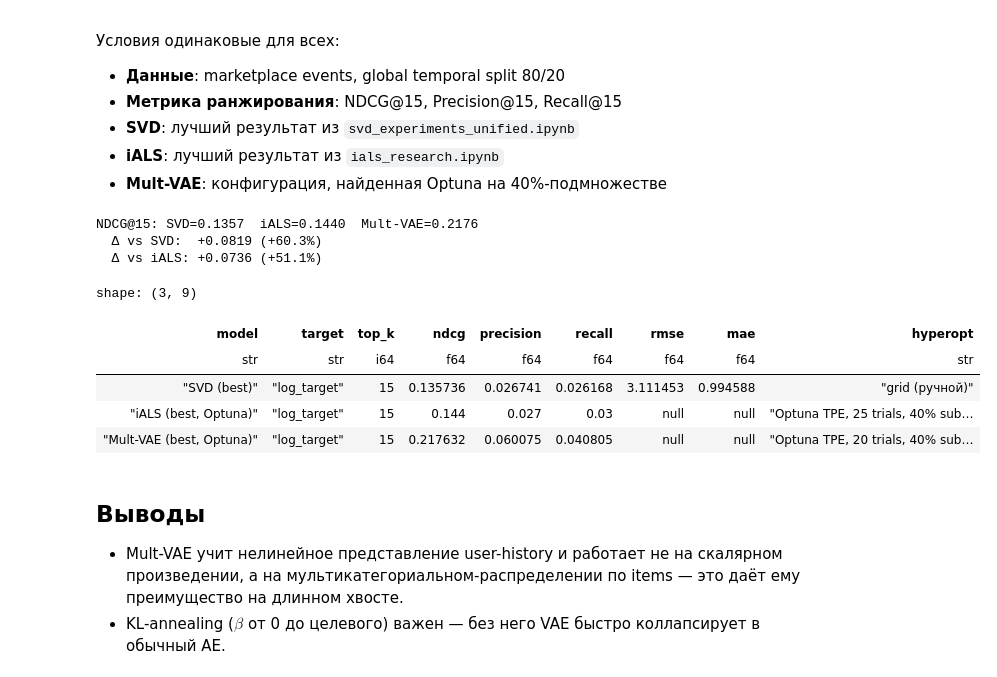
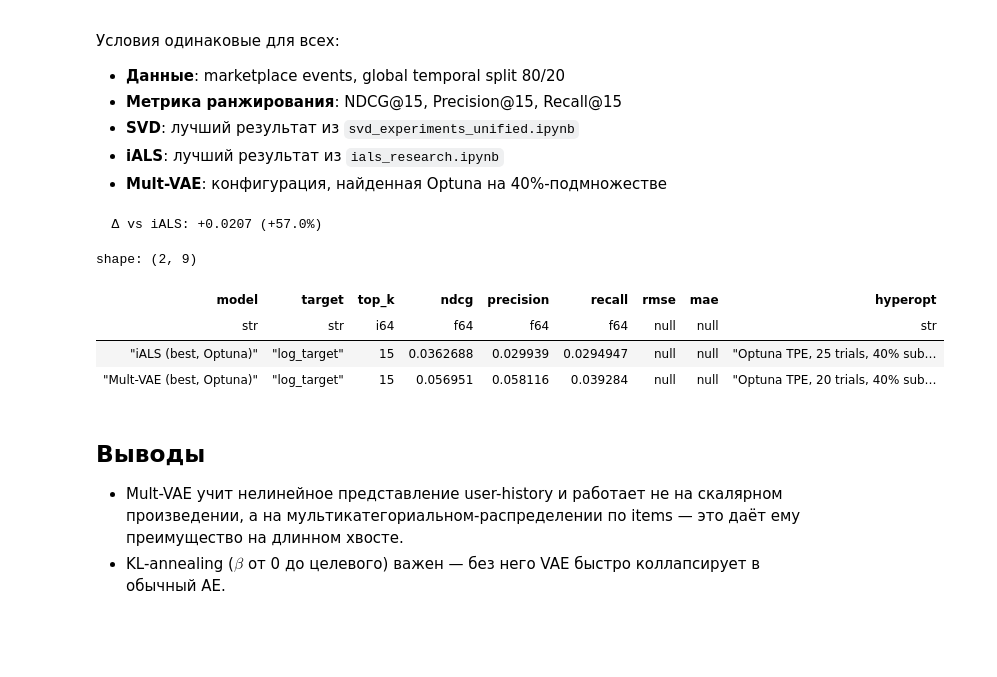
Before and after one commit to TheFckReal/dreamteam-recsys, a Jupyter notebook: notebooks/vae_research.ipynb, the cells around one changed output. Cells and saved outputs as stored; diff of their text form; code cells hidden in the pictures; blank space fills up the shorter version.

```diff
--- a/notebooks/vae_research.ipynb
+++ b/notebooks/vae_research.ipynb
@@ -471,11 +484,12 @@ for k, v in best.params.items():
 best_params = {
     "target_col": "log_target",
     "latent_dim": 64,
-    "hidden_dim": 600,
+    "hidden_dim": 800,
     "dropout": 0.7,
-    "beta": 0.10359660012799471,
-    "epochs": 10,
+    "beta": 0.215,
+    "epochs": 25,
     "binary": False,
+    "batch_size": 360
 }
 # %%
 trials_df = pl.DataFrame([
@@ -551,10 +566,10 @@ try:
         dropout=best_params["dropout"],
         beta=best_params["beta"],
         epochs=best_params["epochs"],
-        batch_size=512,
+        batch_size=best_params["batch_size"],
         total_anneal_steps=200_000,
         use_lr_scheduler=True,
-        num_workers=0,
+        num_workers=4,
         seed=SEED,
     )
 
@@ -627,61 +635,60 @@ for metric in ("ndcg", "precision", "recall"):
 - **iALS**: лучший результат из `ials_research.ipynb`
 - **Mult-VAE**: конфигурация, найденная Optuna на 40%-подмножестве
 # %%
-svd_best = {
-    "model":     "SVD (best)",
-    "target":    "log_target",
-    "top_k":     15,
-    "ndcg":      0.135736,
-    "precision": 0.026741,
-    "recall":    0.026168,
-    "rmse":      3.111453,
-    "mae":       0.994588,
-    "hyperopt":  "grid (ручной)",
-}
+# svd_best = {
+#     "model":     "SVD (best)",
+#     "target":    "log_target",
+#     "top_k":     15,
+#     "ndcg":      0.135736,
+#     "precision": 0.026741,
+#     "recall":    0.026168,
+#     "rmse":      3.111453,
+#     "mae":       0.994588,
+#     "hyperopt":  "grid (ручной)",
+# }
 
 ials_best = {
     "model":     "iALS (best, Optuna)",
     "target":    "log_target",
     "top_k":     15,
-    "ndcg":      0.144,         # подставить актуальное из ials_research
-    "precision": 0.027,         # подставить актуальное из ials_research
-    "recall":    0.030,         # подставить актуальное из ials_research
+    'ndcg': 0.0362688,
+    'precision': 0.029939,
+    'recall': 0.0294947,
+    'rmse': 0.8906239,
+    'mae': 0.6648848,
     "rmse":      None,
     "mae":       None,
     "hyperopt":  "Optuna TPE, 25 trials, 40% subset",
 }
 
 vae_best = {
     "model":     "Mult-VAE (best, Optuna)",
     "target":    best_vae_result["target"],
     "top_k":     best_vae_result["top_k"],
     "ndcg":      best_vae_result["ndcg"],
     "precision": best_vae_result["precision"],
     "recall":    best_vae_result["recall"],
     "rmse":      best_vae_result["rmse"],
     "mae":       best_vae_result["mae"],
     "hyperopt":  f"Optuna TPE, {OPTUNA_TRIALS} trials, {SUBSET_FRACTION*100:.0f}% subset",
 }
 
-final_comparison = pl.DataFrame([svd_best, ials_best, vae_best])
+final_comparison = pl.DataFrame([ials_best, vae_best])
 
-ndcg_delta_vs_svd  = vae_best["ndcg"] - svd_best["ndcg"]
+# ndcg_delta_vs_svd  = vae_best["ndcg"] - svd_best["ndcg"]
 ndcg_delta_vs_ials = vae_best["ndcg"] - ials_best["ndcg"]
-print(f"NDCG@15: SVD={svd_best['ndcg']:.4f}  iALS={ials_best['ndcg']:.4f}  Mult-VAE={vae_best['ndcg']:.4f}")
-print(f"  Δ vs SVD:  {ndcg_delta_vs_svd:+.4f} ({ndcg_delta_vs_svd/svd_best['ndcg']*100:+.1f}%)")
+# print(f"NDCG@15: SVD={svd_best['ndcg']:.4f}  iALS={ials_best['ndcg']:.4f}  Mult-VAE={vae_best['ndcg']:.4f}")
+# print(f"  Δ vs SVD:  {ndcg_delta_vs_svd:+.4f} ({ndcg_delta_vs_svd/svd_best['ndcg']*100:+.1f}%)")
 print(f"  Δ vs iALS: {ndcg_delta_vs_ials:+.4f} ({ndcg_delta_vs_ials/ials_best['ndcg']*100:+.1f}%)")
 
 final_comparison
 # %% [output]
-NDCG@15: SVD=0.1357  iALS=0.1440  Mult-VAE=0.2176
-  Δ vs SVD:  +0.0819 (+60.3%)
-  Δ vs iALS: +0.0736 (+51.1%)
+  Δ vs iALS: +0.0207 (+57.0%)
-shape: (3, 9)
+shape: (2, 9)
 | model | target | top_k | ndcg | precision | recall | rmse | mae | hyperopt |
-| str | str | i64 | f64 | f64 | f64 | f64 | f64 | str |
-| "SVD (best)" | "log_target" | 15 | 0.135736 | 0.026741 | 0.026168 | 3.111453 | 0.994588 | "grid (ручной)" |
-| "iALS (best, Optuna)" | "log_target" | 15 | 0.144 | 0.027 | 0.03 | null | null | "Optuna TPE, 25 trials, 40% sub… |
-| "Mult-VAE (best, Optuna)" | "log_target" | 15 | 0.217632 | 0.060075 | 0.040805 | null | null | "Optuna TPE, 20 trials, 40% sub… |
+| str | str | i64 | f64 | f64 | f64 | null | null | str |
+| "iALS (best, Optuna)" | "log_target" | 15 | 0.0362688 | 0.029939 | 0.0294947 | null | null | "Optuna TPE, 25 trials, 40% sub… |
+| "Mult-VAE (best, Optuna)" | "log_target" | 15 | 0.056951 | 0.058116 | 0.039284 | null | null | "Optuna TPE, 20 trials, 40% sub… |
 # %% [markdown]
 ## Выводы
 
```
Also changed, not shown: parts of 8 cells of this notebook, 11 other files.
